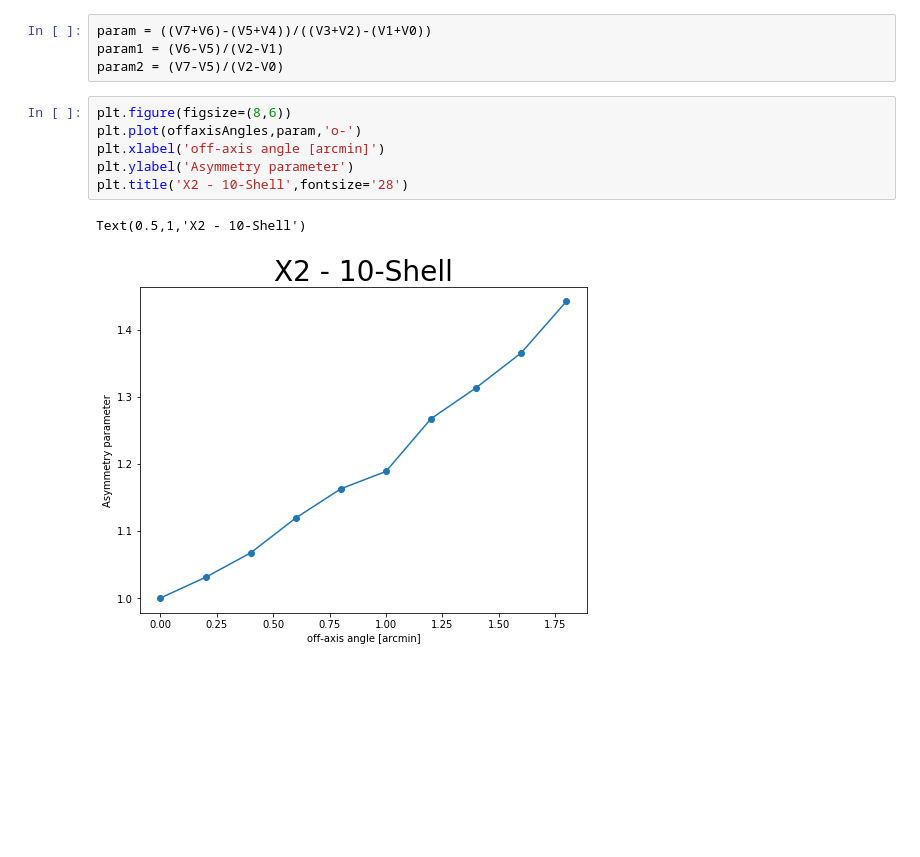
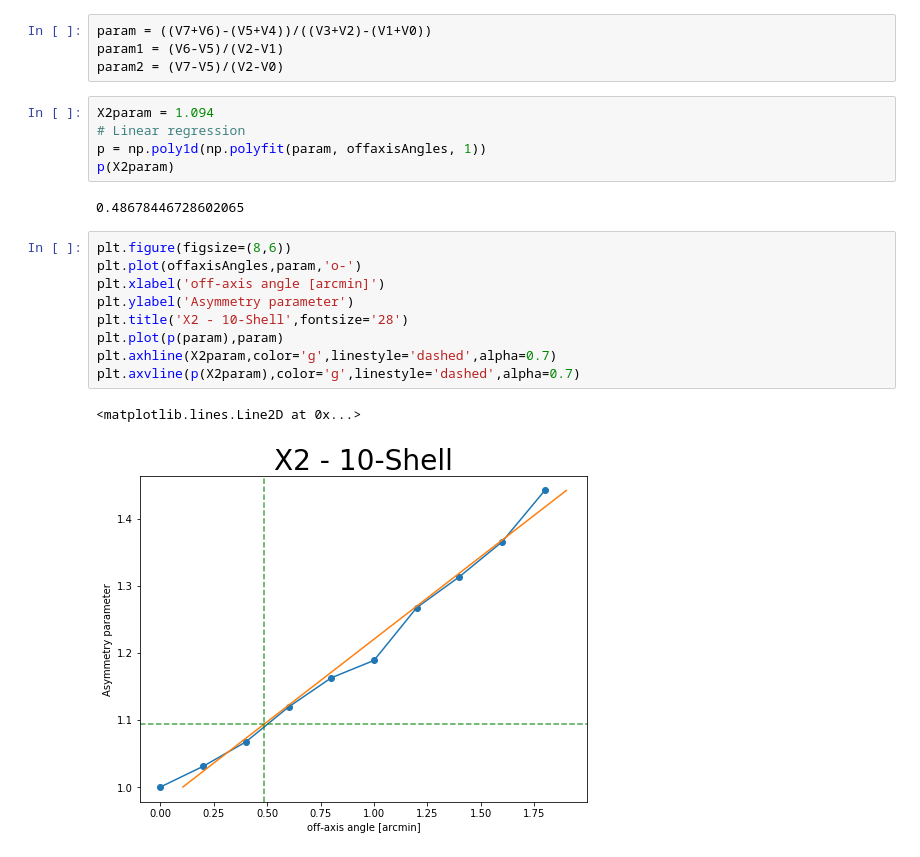
Before and after one commit to pymilo/Milo_RayTracing, a Jupyter notebook: Laser_Alignment/X2/X2-Sim_Plots.ipynb, the cells around one changed output. Saved outputs shown, nothing was run; the diff lists cells and outputs as text; blank space fills up the shorter version.

```diff
--- a/Laser_Alignment/X2/X2-Sim_Plots.ipynb
+++ b/Laser_Alignment/X2/X2-Sim_Plots.ipynb
@@ -866,12 +866,22 @@ V7 = np.array([A00V7,A02V7,A04V7,A06V7,A08V7,A10V7,A12V7,A14V7,A16V7,A18V7])
 param = ((V7+V6)-(V5+V4))/((V3+V2)-(V1+V0))
 param1 = (V6-V5)/(V2-V1)
 param2 = (V7-V5)/(V2-V0)
+# %%
+X2param = 1.094
+# Linear regression
+p = np.poly1d(np.polyfit(param, offaxisAngles, 1))
+p(X2param)
+# %% [output]
+0.48678446728602065
 # %%
 plt.figure(figsize=(8,6))
 plt.plot(offaxisAngles,param,'o-')
 plt.xlabel('off-axis angle [arcmin]')
 plt.ylabel('Asymmetry parameter')
 plt.title('X2 - 10-Shell',fontsize='28')
+plt.plot(p(param),param)
+plt.axhline(X2param,color='g',linestyle='dashed',alpha=0.7)
+plt.axvline(p(X2param),color='g',linestyle='dashed',alpha=0.7)
 # %% [output]
-Text(0.5,1,'X2 - 10-Shell')
+<matplotlib.lines.Line2D at 0x...>
-[figure, old version]
+[figure, new version]
```
Also changed, not shown: 3 other files.
